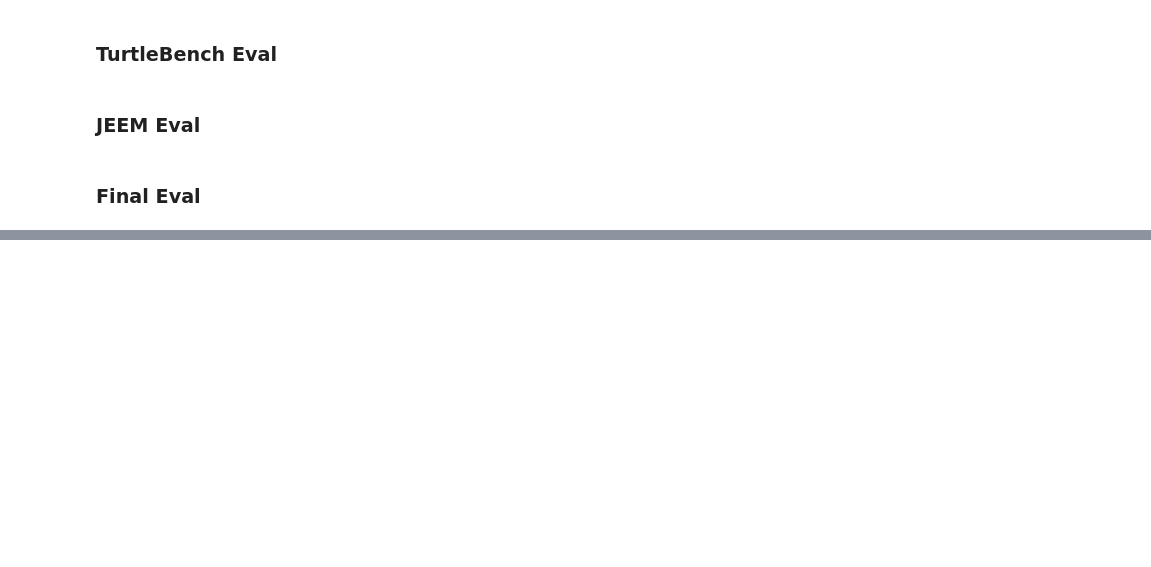
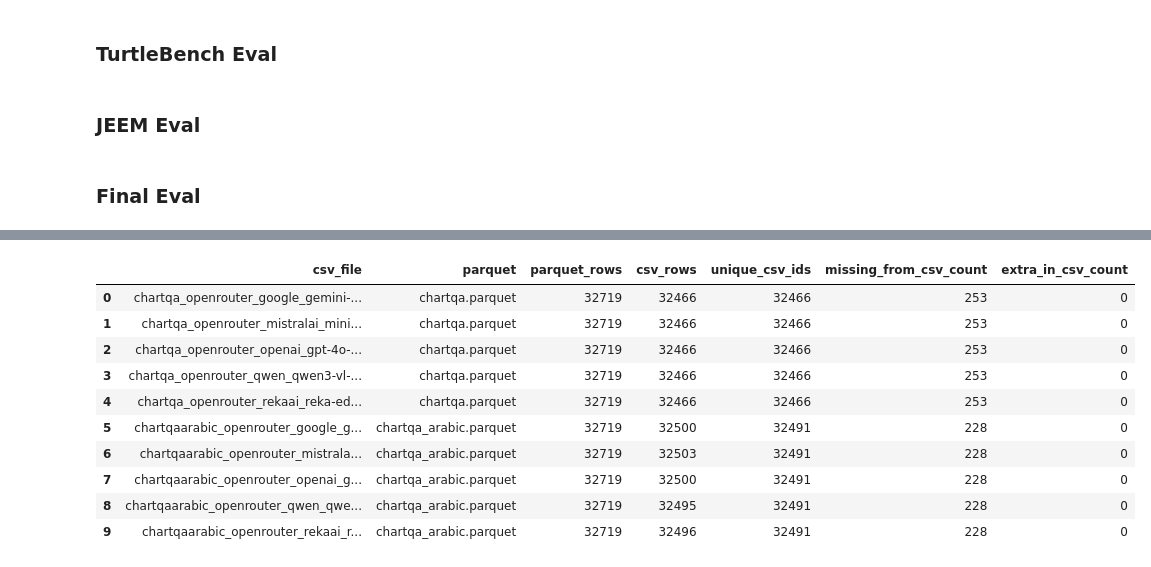
Before and after one commit to Ahmed-S-Ahmed/ThesisCode, a Jupyter notebook: Openrouter.ipynb, the cells around one changed output, grey strips where cells are left out. Drawn from its saved outputs; the diff is of its cells as text; code cells hidden in the pictures; blank space fills up the shorter version.

```diff
--- a/Openrouter.ipynb
+++ b/Openrouter.ipynb
@@ -2035,0 +2063,83 @@ pearl_rekaai_reka-edge                                       | Evaluation
+# %%
+# Compare ChartQA result CSV ids against their source parquet row ids
+from pathlib import Path
+import pandas as pd
+
+CHARTQA_PARQUET_PATH = Path("../Datasets/chartqa.parquet")
+AR_CHARTQA_PARQUET_PATH = Path("../Datasets/chartqa_arabic.parquet")
+CHARTQA_RESULTS_DIR = Path("ChartQAResults")
+
+
+def normalize_result_id(value):
+    """Normalize ids so 12, 12.0, and '12.0' compare as the same row id."""
+    if pd.isna(value):
+        return None
+    text = str(value).strip()
+    try:
+        number = float(text)
+        if number.is_integer():
+            return str(int(number))
+    except ValueError:
+        pass
+    return text
+
+
+def parquet_row_ids(parquet_path):
+    """The ChartQA result CSV id column stores the original dataframe row index."""
+    df = pd.read_parquet(parquet_path)
+    return {str(i) for i in range(len(df))}, len(df)
+
+
+def csv_result_ids(csv_path):
+    df = pd.read_csv(csv_path, encoding="utf-8-sig")
+    if "id" not in df.columns:
+        raise ValueError("CSV has no 'id' column")
+    ids = {clean_id for clean_id in df["id"].apply(normalize_result_id) if clean_id is not None}
+    return ids, len(df)
+
+
+chartqa_expected_ids, chartqa_parquet_rows = parquet_row_ids(CHARTQA_PARQUET_PATH)
+ar_chartqa_expected_ids, ar_chartqa_parquet_rows = parquet_row_ids(AR_CHARTQA_PARQUET_PATH)
+
+missing_id_report = {}
+summary_rows = []
+
+for csv_file in sorted(CHARTQA_RESULTS_DIR.glob("*.csv")):
+    is_arabic = csv_file.name.startswith("chartqaarabic_")
+    expected_ids = ar_chartqa_expected_ids if is_arabic else chartqa_expected_ids
+    parquet_rows = ar_chartqa_parquet_rows if is_arabic else chartqa_parquet_rows
+    parquet_name = AR_CHARTQA_PARQUET_PATH.name if is_arabic else CHARTQA_PARQUET_PATH.name
+
+    try:
+        actual_ids, csv_rows = csv_result_ids(csv_file)
+    except Exception as e:
+        print(f"Error reading {csv_file.name}: {e}")
+        continue
+
+    missing_from_csv = sorted(expected_ids - actual_ids, key=int)
+    extra_in_csv = sorted(actual_ids - expected_ids, key=lambda x: int(x) if str(x).isdigit() else str(x))
+
+    missing_id_report[csv_file.name] = {
+        "parquet": parquet_name,
+        "missing_from_csv": missing_from_csv,
+        "extra_in_csv_not_in_parquet": extra_in_csv,
+    }
+
+    summary_rows.append({
+        "csv_file": csv_file.name,
+        "parquet": parquet_name,
+        "parquet_rows": parquet_rows,
+        "csv_rows": csv_rows,
+        "unique_csv_ids": len(actual_ids),
+        "missing_from_csv_count": len(missing_from_csv),
+        "extra_in_csv_count": len(extra_in_csv),
+    })
+
+    print(f"\n{csv_file.name}")
+    print(f"  Compared against: {parquet_name}")
+    print(f"  Missing from CSV ({len(missing_from_csv)}): {missing_from_csv}")
+    print(f"  Extra in CSV / not in parquet ({len(extra_in_csv)}): {extra_in_csv}")
+
+missing_id_summary = pd.DataFrame(summary_rows)
+missing_id_summary
+# %% [output]
@@ -2035,0 +2163,11 @@ pearl_rekaai_reka-edge                                       | Evaluation
+|  | csv_file | parquet | parquet_rows | csv_rows | unique_csv_ids | missing_from_csv_count | extra_in_csv_count |
+| 0 | chartqa_openrouter_google_gemini-... | chartqa.parquet | 32719 | 32466 | 32466 | 253 | 0 |
+| 1 | chartqa_openrouter_mistralai_mini... | chartqa.parquet | 32719 | 32466 | 32466 | 253 | 0 |
+| 2 | chartqa_openrouter_openai_gpt-4o-... | chartqa.parquet | 32719 | 32466 | 32466 | 253 | 0 |
+| 3 | chartqa_openrouter_qwen_qwen3-vl-... | chartqa.parquet | 32719 | 32466 | 32466 | 253 | 0 |
+| 4 | chartqa_openrouter_rekaai_reka-ed... | chartqa.parquet | 32719 | 32466 | 32466 | 253 | 0 |
+| 5 | chartqaarabic_openrouter_google_g... | chartqa_arabic.parquet | 32719 | 32500 | 32491 | 228 | 0 |
+| 6 | chartqaarabic_openrouter_mistrala... | chartqa_arabic.parquet | 32719 | 32503 | 32491 | 228 | 0 |
+| 7 | chartqaarabic_openrouter_openai_g... | chartqa_arabic.parquet | 32719 | 32500 | 32491 | 228 | 0 |
+| 8 | chartqaarabic_openrouter_qwen_qwe... | chartqa_arabic.parquet | 32719 | 32495 | 32491 | 228 | 0 |
+| 9 | chartqaarabic_openrouter_rekaai_r... | chartqa_arabic.parquet | 32719 | 32496 | 32491 | 228 | 0 |
```
Also changed, not shown: parts of 16 cells of this notebook, 20 other files.
